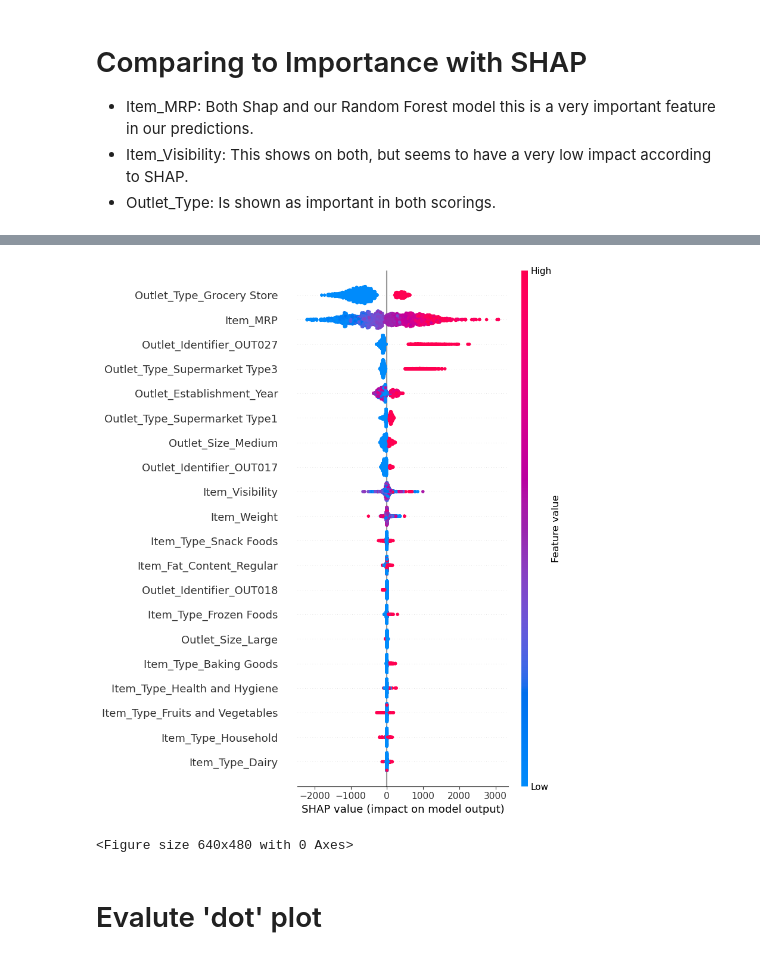
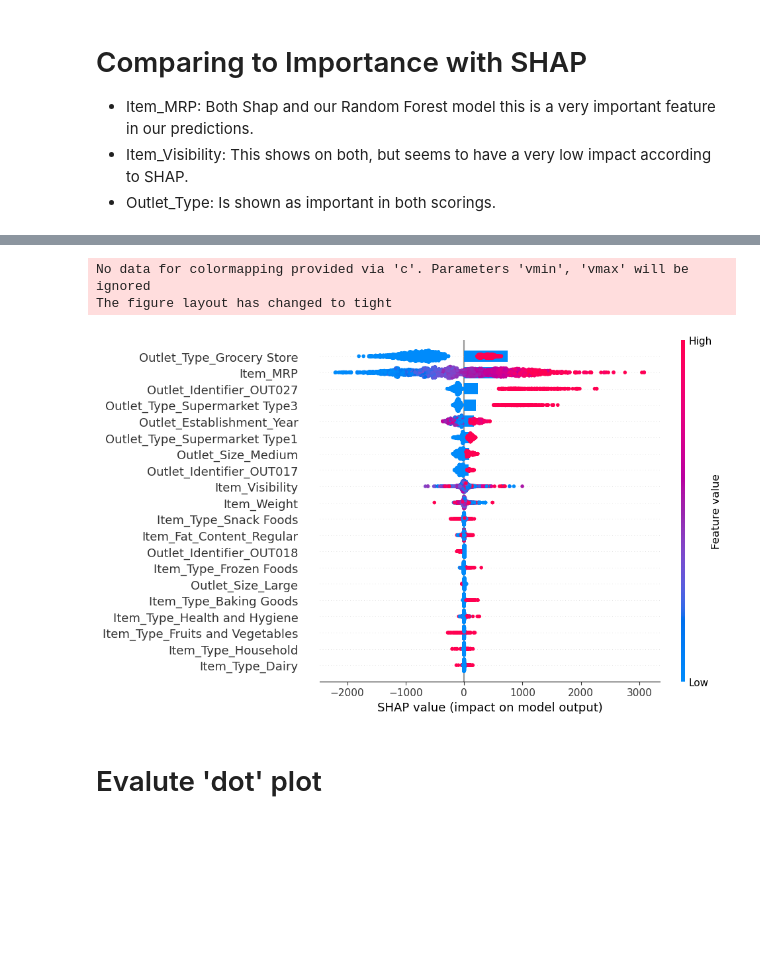
Before and after one commit to MikeyClausen/Prediction-of-Product-Sales, a Jupyter notebook: Explaining Models with Shap.ipynb, the cells around one changed output, grey strips where cells are left out. Drawn from its saved outputs; the diff is of its cells as text; code cells hidden in the pictures; blank space fills up the shorter version.

```diff
--- a/Explaining Models with Shap.ipynb
+++ b/Explaining Models with Shap.ipynb
@@ -120,11 +120,13 @@ plt.gcf().savefig('shap.png')
 # %% [markdown]
 ![importance](importances.png)
 # %%
-shap.summary_plot(shap_values,features= X_shap, plot_type='dot')
+shap.summary_plot(shap_values, features=X_shap, plot_type='bar', show=False, plot_size=(10, 6))
+shap.summary_plot(shap_values,features= X_shap, plot_type='dot', show=False, plot_size=(10, 6))
 plt.gcf().savefig('shapdot.png')
 # %% [output]
+No data for colormapping provided via 'c'. Parameters 'vmin', 'vmax' will be ignored
+The figure layout has changed to tight
-[figure, old version]
+[figure, new version]
-<Figure size 640x480 with 0 Axes>
 # %% [markdown]
 # Evalute 'dot' plot
 # %% [markdown]
```
Also changed, not shown: 2 other files.
